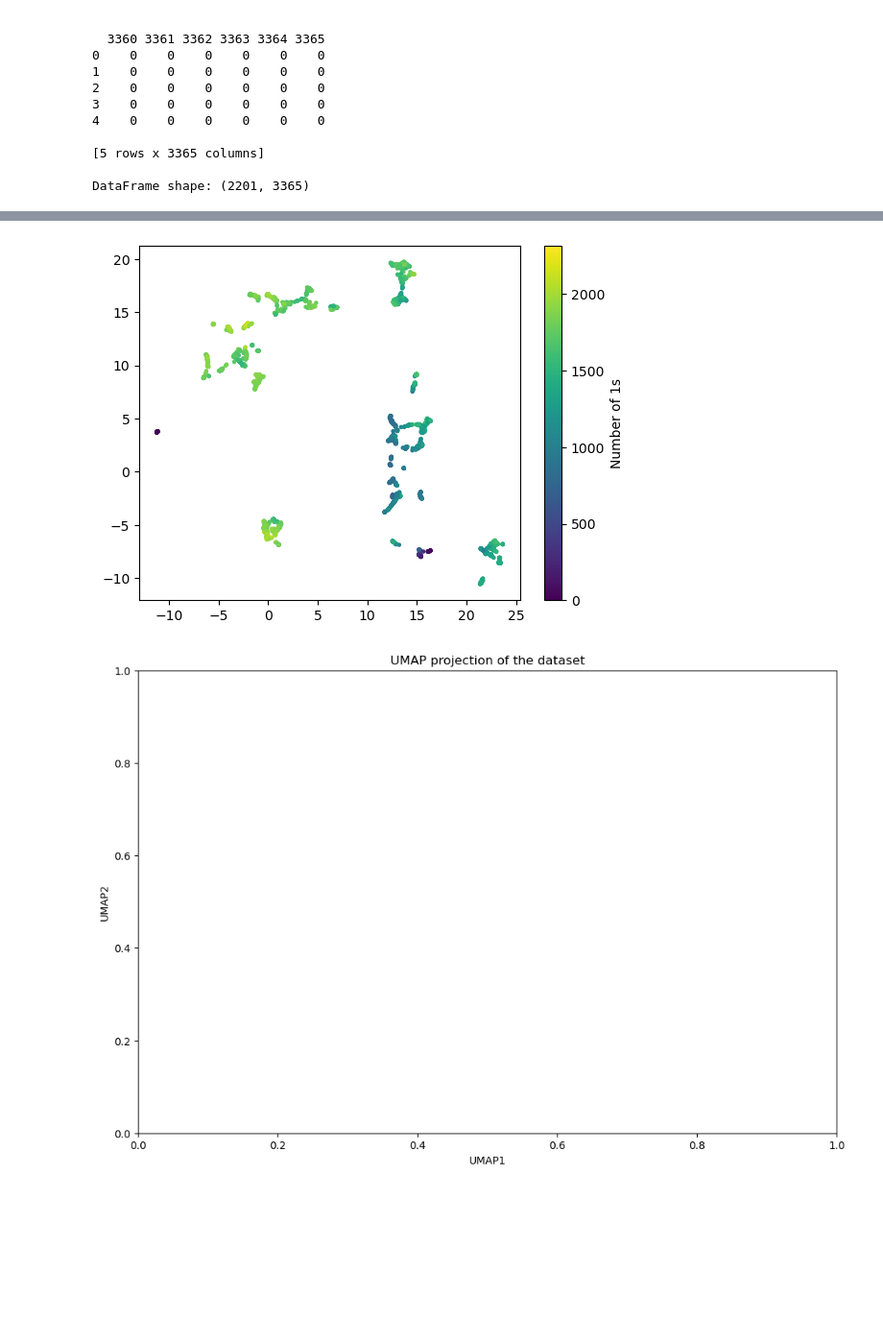
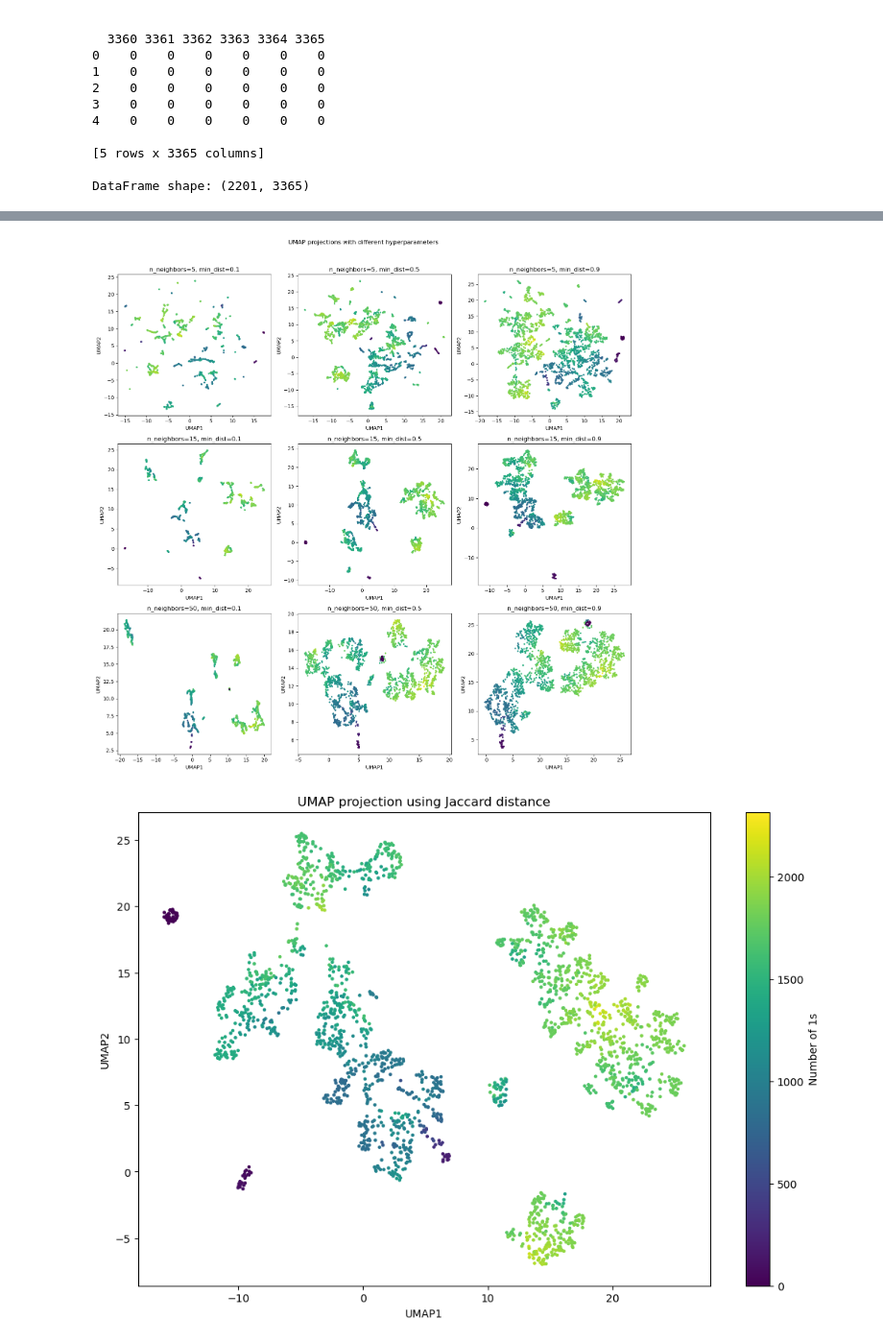
Before and after one commit to sth49/Symetra, a Jupyter notebook: preprocessing.ipynb, the cells around one changed output, grey strips where cells are left out. Shown at 96% size. Cells and saved outputs as stored; diff of their text form; code cells hidden in the pictures; blank space fills up the shorter version.

Commit message:
[ADD] contour scatterplot

```diff
--- a/preprocessing.ipynb
+++ b/preprocessing.ipynb
@@ -349,31 +350,75 @@ df
+# %%
+import numpy as np
+import pandas as pd
+import umap
+import matplotlib.pyplot as plt
+from scipy.spatial.distance import pdist, squareform
+
+def jaccard_distance(a, b):
+    intersection = np.logical_and(a, b)
+    union = np.logical_or(a, b)
+    union_sum = union.sum()
+    if union_sum == 0:
+        return 0.0  # 두 벡터가 모두 0일 때
+    return 1.0 - intersection.sum() / union_sum
+
+# 데이터 준비 (예: df는 각 행이 하나의 trial을 나타내는 DataFrame)
+# df = pd.read_csv('your_data.csv')  # 데이터프레임을 로드하세요
+X = df.values
+
+# 자카드 거리 행렬 생성
+distance_matrix = squareform(pdist(X, metric=jaccard_distance))
+
+# 하이퍼파라미터 설정
+n_neighbors_list = [5, 15, 50]
+min_dist_list = [0.1, 0.5, 0.9]
+
+# 결과 시각화를 위한 플롯 설정
+fig, axes = plt.subplots(len(n_neighbors_list), len(min_dist_list), figsize=(15, 15))
+fig.suptitle('UMAP projections with different hyperparameters')
+
+for i, n_neighbors in enumerate(n_neighbors_list):
+    for j, min_dist in enumerate(min_dist_list):
+        # UMAP을 사용한 차원 축소
+        umap_model = umap.UMAP(n_neighbors=n_neighbors, min_dist=min_dist, metric='precomputed')
+        umap_positions = umap_model.fit_transform(distance_matrix)
+
+        # 결과 시각화
+        ax = axes[i, j]
+        scatter = ax.scatter(umap_positions[:, 0], umap_positions[:, 1],
+                             c=np.sum(X, axis=1), cmap='viridis', s=5)
+        ax.set_title(f'n_neighbors={n_neighbors}, min_dist={min_dist}')
+        ax.set_xlabel('UMAP1')
+        ax.set_ylabel('UMAP2')
+
+# 색상 막대 추가
+# fig.colorbar(scatter, ax=axes, label='Number of 1s', orientation='vertical')
+
+
+plt.tight_layout(rect=[0, 0, 1, 0.96])
+plt.show()
+# %% [output]
+[figure, added]
 # %%
-import pandas as pd
-import numpy as np
 import umap
 import matplotlib.pyplot as plt
-from matplotlib.colors import Normalize
-# 데이터 준비
+
+df = pd.read_csv('coverage_set.csv')
 X = df.values
-# 각 trial의 1의 개수 계산
-ones_count = X.sum(axis=1)
+ones_count = np.sum(X, axis=1)
 
-# UMAP 모델 생성 및 학습
-reducer = umap.UMAP(n_neighbors=15, min_dist=0.1, n_components=2, random_state=42)
-embedding = reducer.fit_transform(X)
-# 색상 정규화
-norm = Normalize(vmin=ones_count.min(), vmax=ones_count.max())
-
-scatter = plt.scatter(embedding[:, 0], embedding[:, 1],
-                      c=ones_count, cmap='viridis',
-                      s=5, norm=norm)
+# UMAP을 사용한 차원 축소
+umap_model = umap.UMAP(n_components=2, metric='jaccard', n_neighbors=15, min_dist=0.9, random_state=42)
+umap_positions = umap_model.fit_transform(X)
 
 # 결과 시각화
 plt.figure(figsize=(12, 8))
+scatter = plt.scatter(umap_positions[:, 0], umap_positions[:, 1],
+                      c=ones_count, cmap='viridis', s=5)
 plt.colorbar(scatter, label='Number of 1s')
-plt.title('UMAP projection of the dataset')
+plt.title('UMAP projection using Jaccard distance')
 plt.xlabel('UMAP1')
 plt.ylabel('UMAP2')
 plt.show()
 # %% [output]
-[figure, old version]
+[figure, new version]
-[figure, removed]
```
Also changed, not shown: parts of 17 cells of this notebook, 11 other files.
